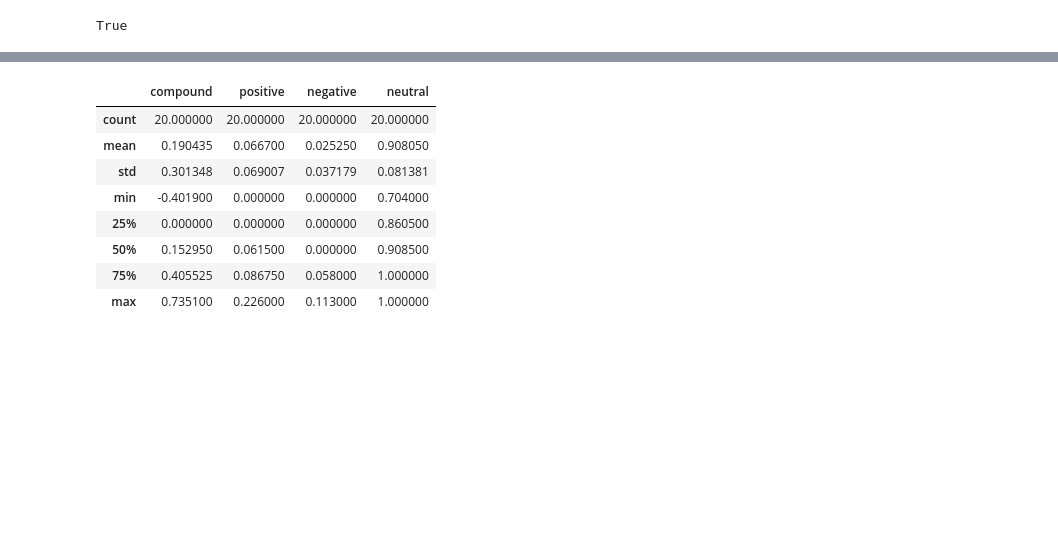
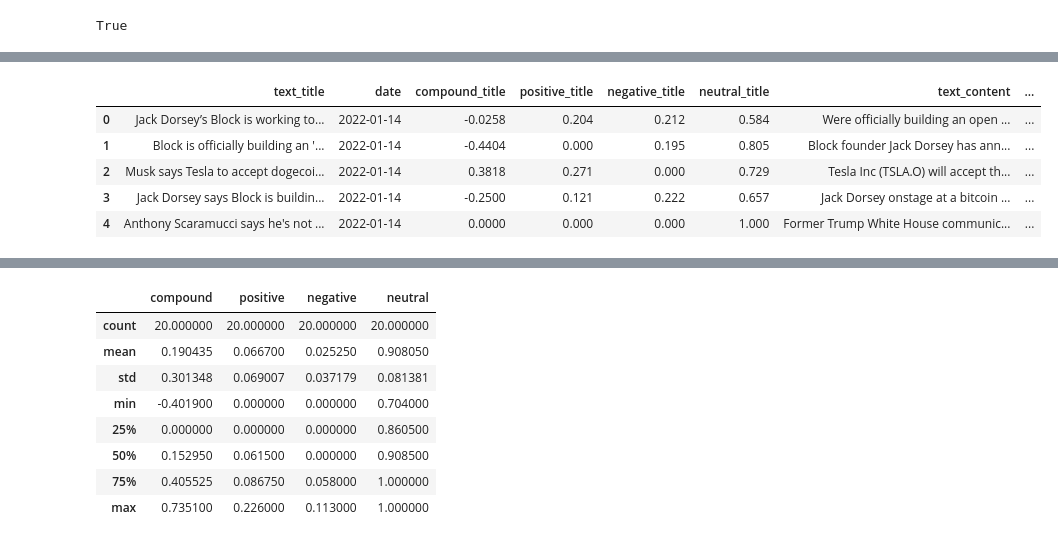
Before and after one commit to Valeriangrip/crypto_tales, a Jupyter notebook: crypto_sentiment.ipynb, the cells around one changed output, grey strips where cells are left out. Cells and saved outputs as stored; diff of their text form; code cells hidden in the pictures; blank space fills up the shorter version.

Commit message:
working on function to extracts news articles and vader statement, fixing complete dataframe, newsapi requests too many, break

```diff
--- a/crypto_sentiment.ipynb
+++ b/crypto_sentiment.ipynb
@@ -101,7 +161,7 @@ def get_headlines(keyword):
 # %%
 # Fetch the Bitcoin news articles
-btc_headlines, btc_dates, count, btc_df = get_headlines("bitcoin")
-print(count)
+btc_headlines, btc_dates, btc_sentiments = get_headlines("bitcoin")
+print(btc_articles)
 # %% [output]
 Fetching news about 'bitcoin'
 ******************************
@@ -123,3 +184,12 @@ retrieving news from: 2022-01-12 00:00:00
+# %%
+btc_sentiments.head()
+# %% [output]
+|  | text_title | date | compound_title | positive_title | negative_title | neutral_title | text_content | ... |
+| 0 | Jack Dorsey’s Block is working to... | 2022-01-14 | -0.0258 | 0.204 | 0.212 | 0.584 | Were officially building an open ... | ... |
+| 1 | Block is officially building an '... | 2022-01-14 | -0.4404 | 0.000 | 0.195 | 0.805 | Block founder Jack Dorsey has ann... | ... |
+| 2 | Musk says Tesla to accept dogecoi... | 2022-01-14 | 0.3818 | 0.271 | 0.000 | 0.729 | Tesla Inc (TSLA.O) will accept th... | ... |
+| 3 | Jack Dorsey says Block is buildin... | 2022-01-14 | -0.2500 | 0.121 | 0.222 | 0.657 | Jack Dorsey onstage at a bitcoin ... | ... |
+| 4 | Anthony Scaramucci says he's not ... | 2022-01-14 | 0.0000 | 0.000 | 0.000 | 1.000 | Former Trump White House communic... | ... |
 # %%
 # Fetch the Ethereum news articles
 eth_headlines, eth_dates = get_headlines("ethereum")
```
Also changed, not shown: parts of 11 cells of this notebook.
